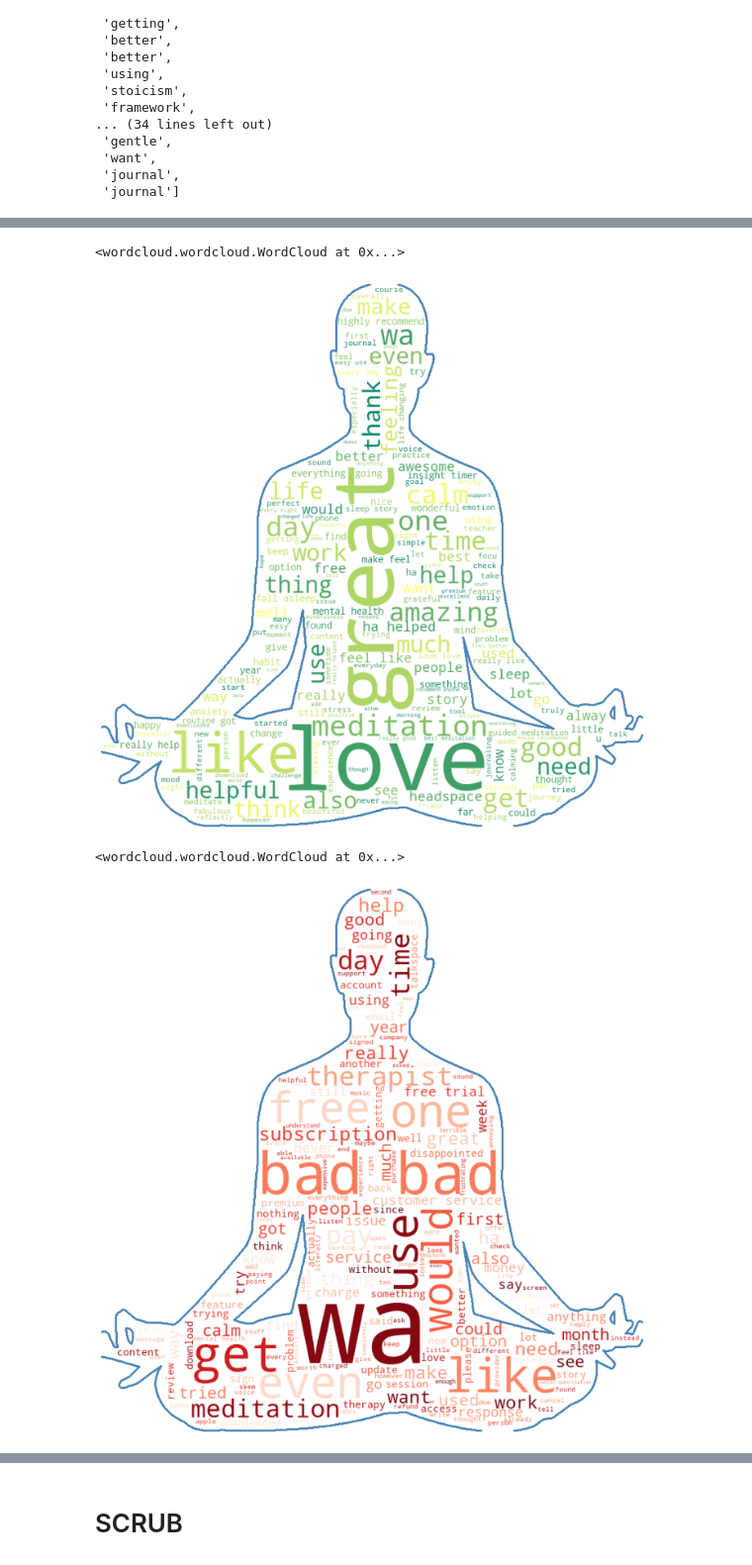
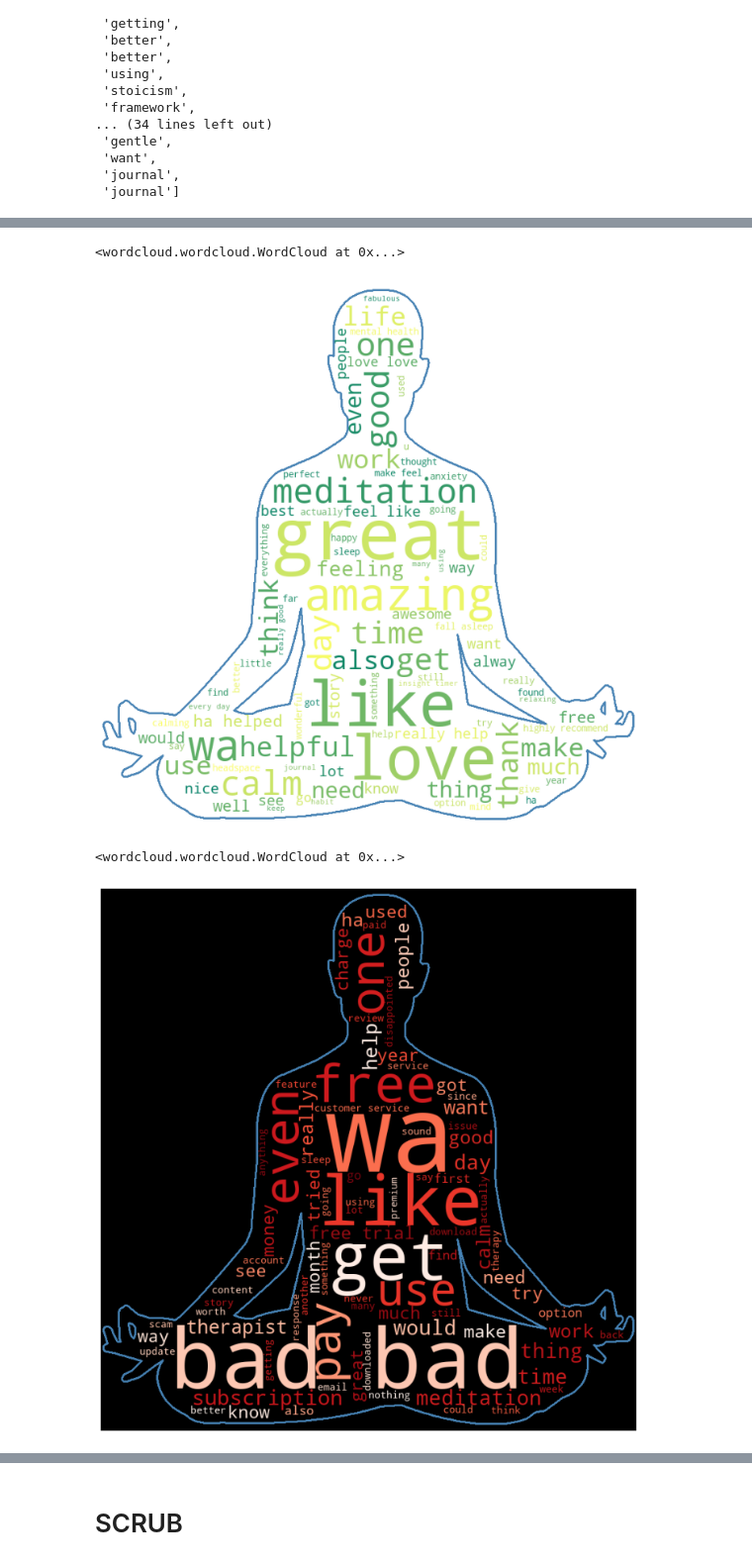
Before and after one commit to ds-leehanjin/app-reviews-nlp-sentiment-analysis, a Jupyter notebook: index_OSEMN.ipynb, the cells around one changed output, grey strips where cells are left out. Shown at 99% size. Drawn from its saved outputs; the diff is of its cells as text; code cells hidden in the pictures.

Commit message:
added new wordcloud masks

```diff
--- a/index_OSEMN.ipynb
+++ b/index_OSEMN.ipynb
@@ -861,7 +876,7 @@ test_cloud[:50]
  'journal',
  'journal']
 # %%
-mask = np.array(Image.open('images/meditation_bw.png'))
+mask = np.array(Image.open('images/meditating_girl.png'))
 # %%
 def generate_wordcloud(tokens, stopwords=None, collocations=True,
                        background_color='black', colormap='cool',
@@ -882,8 +897,9 @@ def generate_wordcloud(tokens, stopwords=None, collocations=True,
                           background_color=background_color,
                           colormap=colormap,
                           width=800, height=600,
-                          mask=mask,contour_width=3,
-                          contour_color='steelblue')
+                          mask=mask,contour_width=2,
+                          contour_color='steelblue',
+                          min_font_size=11)
 
     ## Generate wordcloud from tokens
     wordcloud.generate(','.join(tokens))
@@ -903,14 +919,14 @@ positive_tokens = wordcloud_prep(positive_df['combined_text'], stopwords_list)
 generate_wordcloud(positive_tokens, stopwords_list,colormap='summer', background_color='white')
 # %% [output]
 <wordcloud.wordcloud.WordCloud at 0x...>
-[figure, old version]
+[figure, new version]
 # %%
 neg_tokens = wordcloud_prep(negative_df['combined_text'], stopwords_list)
 # %%
-generate_wordcloud(neg_tokens, stopwords_list,colormap='Reds', background_color='white')
+generate_wordcloud(neg_tokens, stopwords_list,colormap='Reds', background_color='black')
 # %% [output]
 <wordcloud.wordcloud.WordCloud at 0x...>
-[figure, old version]
+[figure, new version]
 # %%
 neutral_tokens = wordcloud_prep(neutral_df['combined_text'], stopwords_list)
 # %%
```
Also changed, not shown: parts of 67 cells of this notebook, 10 other files.
